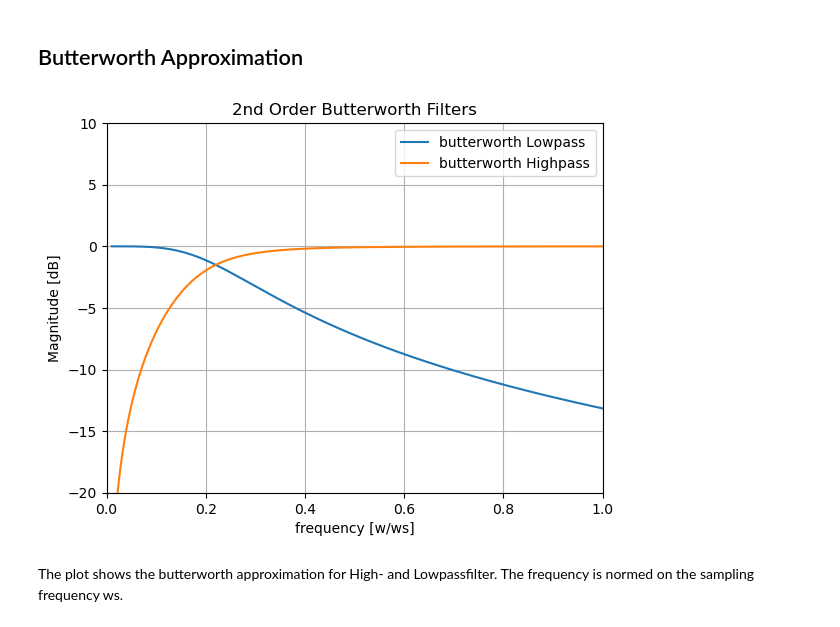
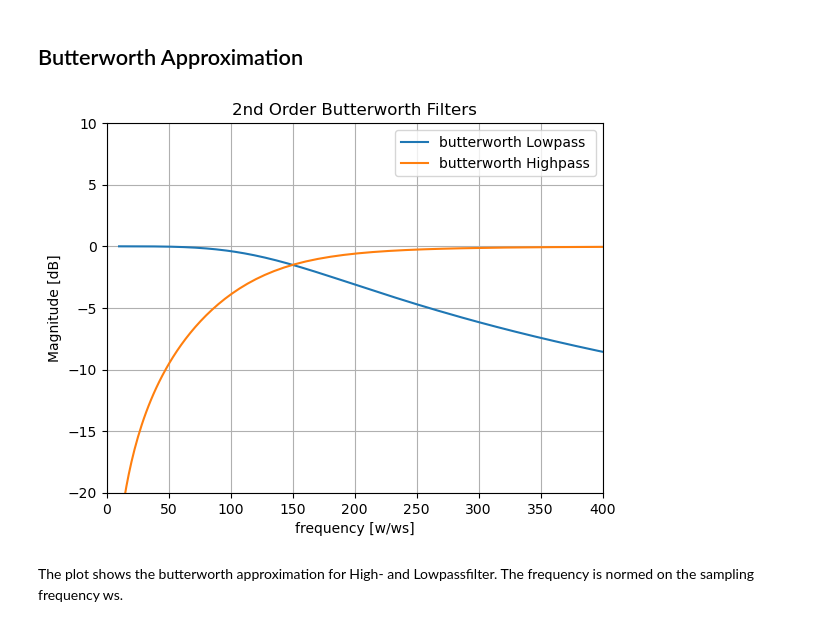
Before and after one commit to nilsrenner/Microelectronic-Circuit-Design-MCD, a Jupyter notebook: 001_Design/Behavorial_Model/Behavorial Model Sellen-key and Linkwitz-Riley.ipynb, the cells around one changed output. Cells and saved outputs as stored; diff of their text form; code cells hidden in the pictures.

```diff
--- a/001_Design/Behavorial_Model/Behavorial Model Sellen-key and Linkwitz-Riley.ipynb
+++ b/001_Design/Behavorial_Model/Behavorial Model Sellen-key and Linkwitz-Riley.ipynb
@@ -9,7 +9,7 @@ import scipy.signal as signal
 # %% [markdown]
 ## Parameters of the Filter
 # %%
-fc = 22*10**3 # Cutoff Frequency in Hz
+fc = 0.15*10**3 # Cutoff Frequency in Hz
 Q0 = 0.5 #1/np.sqrt(2)
 fs = 100*10**3 # Sampling Frequency, if needed
 ws = 2*np.pi*fs
@@ -24,25 +24,25 @@ wc_norm = wc/ws
 # %%
 b_butt_lp, a_butt_lp = signal.butter(N,wc_norm,'low',analog = True)
 w_butt_lp, mag_butt_lp = signal.freqs(b_butt_lp, a_butt_lp)
 mag_dB_butt_lp = 10*np.log10(abs(mag_butt_lp))
 
 b_butt_hp, a_butt_hp = signal.butter(N,wc_norm,'high',analog = True)
 w_butt_hp, mag_butt_hp = signal.freqs(b_butt_hp, a_butt_hp, )
 mag_dB_butt_hp = 10*np.log10(abs(mag_butt_hp))
 
 
-plt.plot(w_butt_lp,mag_dB_butt_lp,label="butterworth Lowpass")
-plt.plot(w_butt_hp,mag_dB_butt_hp,label="butterworth Highpass")
+plt.plot(w_butt_lp*fs,mag_dB_butt_lp,label="butterworth Lowpass")
+plt.plot(w_butt_hp*fs,mag_dB_butt_hp,label="butterworth Highpass")
 plt.ylabel("Magnitude [dB]")
 plt.xlabel("frequency [w/ws]")
 plt.title("2nd Order Butterworth Filters")
 plt.ylim([-20,10])
-plt.xlim([0,1])
+plt.xlim([0,400])
 plt.grid()
 plt.legend()
 plt.show()
 # %% [output]
-[figure, old version]
+[figure, new version]
 # %% [markdown]
 The plot shows the butterworth approximation for High- and Lowpassfilter. The frequency is normed on the sampling frequency ws.
 # %% [markdown]
```
Also changed, not shown: parts of 3 cells of this notebook, 24 other files.
